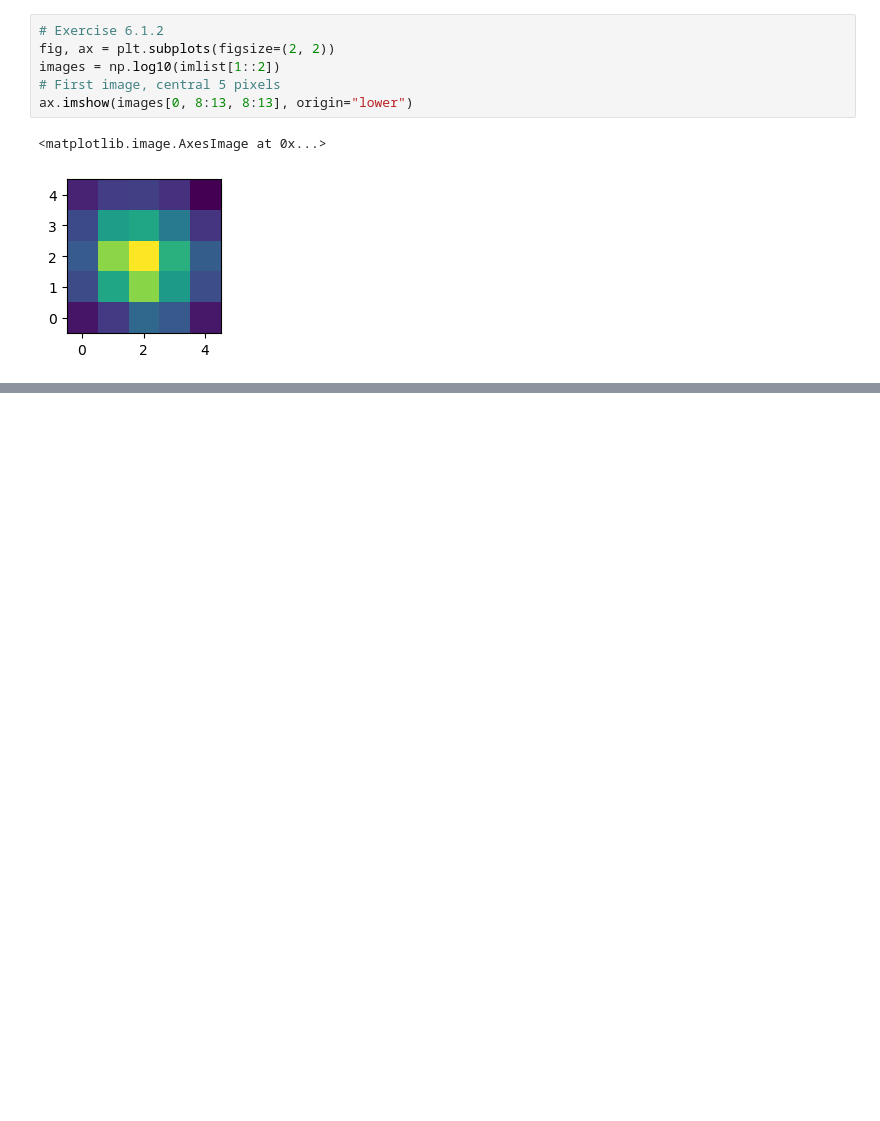
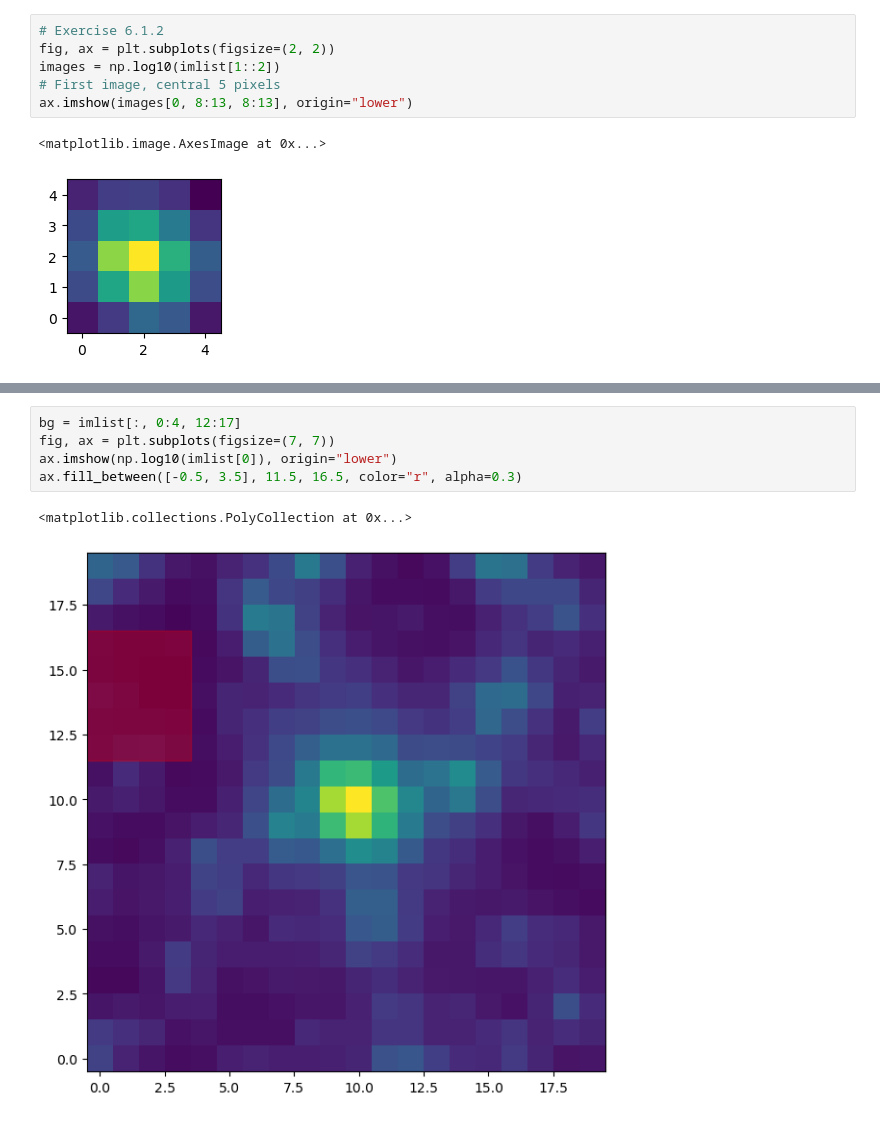
Before and after one commit to mcorne/test-astronomical-python, a Jupyter notebook: 6.5 exoplanet.ipynb, the cells around one changed output, grey strips where cells are left out. Cells and saved outputs as stored; diff of their text form; blank space fills up the shorter version.

```diff
--- a/6.5 exoplanet.ipynb
+++ b/6.5 exoplanet.ipynb
@@ -59,0 +87,8 @@ ax.imshow(images[0, 8:13, 8:13], origin="lower")
+# %%
+bg = imlist[:, 0:4, 12:17]
+fig, ax = plt.subplots(figsize=(7, 7))
+ax.imshow(np.log10(imlist[0]), origin="lower")
+ax.fill_between([-0.5, 3.5], 11.5, 16.5, color="r", alpha=0.3)
+# %% [output]
+<matplotlib.collections.PolyCollection at 0x...>
+[figure, added]
```
Also changed, not shown: parts of 31 cells of this notebook.
